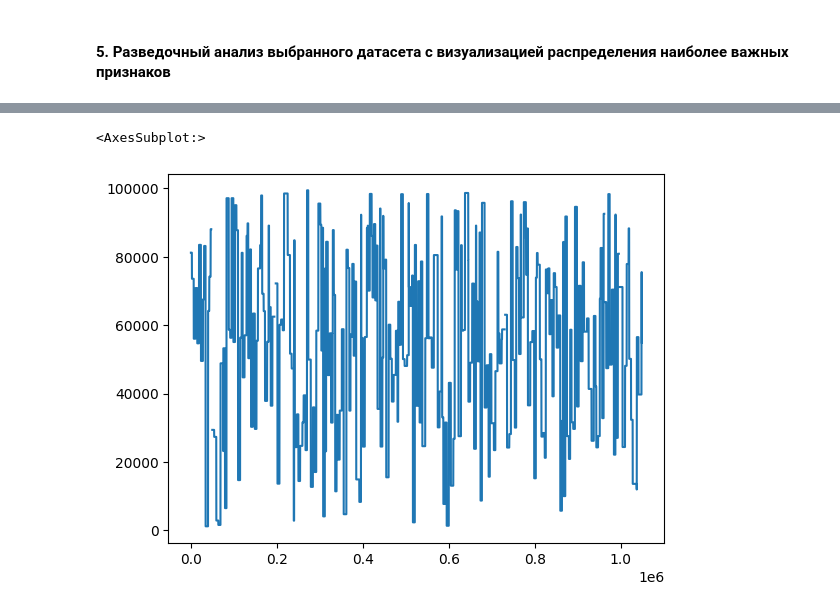
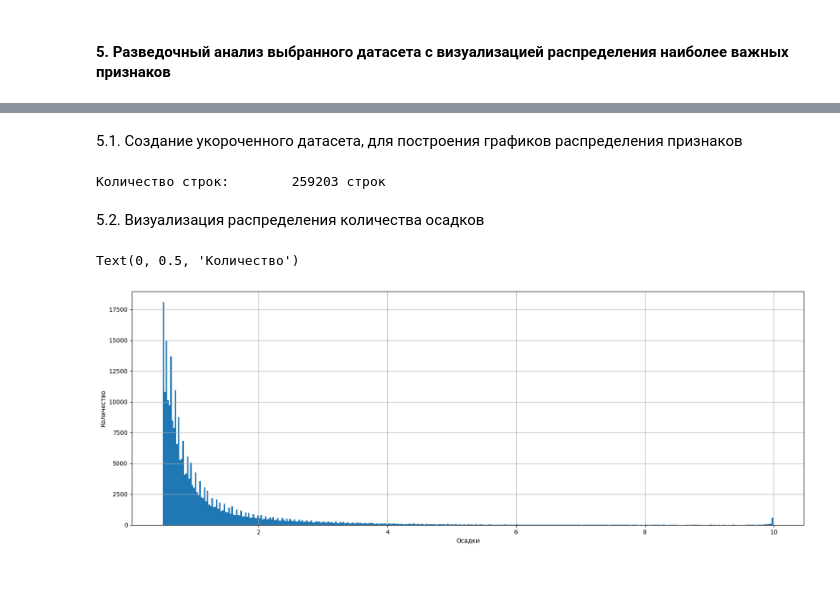
Before and after one commit to Krivabokov/SOBD2022, a Jupyter notebook: Lab1.ipynb, the cells around one changed output, grey strips where cells are left out. Drawn from its saved outputs; the diff is of its cells as text; code cells hidden in the pictures; blank space fills up the shorter version.

```diff
--- a/Lab1.ipynb
+++ b/Lab1.ipynb
@@ -184,5 +127,22 @@ df.LocationLat.plot()
-# %%
-df.ZipCode.plot()
-# %% [output]
-<AxesSubplot:>
-[figure, removed]
+# %% [markdown]
+<span>5.1. Создание укороченного датасета, для построения графиков распределения признаков</span>
+# %%
+import matplotlib.pyplot as plt
+%matplotlib inline
+
+truncated_df = data.where((data['Precipitation(in)'] > 0.5) &  (data['Precipitation(in)'] < 10))
+print('Количество строк: \t', truncated_df.count(), 'строк')
+
+pandas_df = truncated_df.toPandas()
+# %% [output]
+Количество строк:        259203 строк
+# %% [markdown]
+<span>5.2. Визуализация распределения количества осадков</span>
+# %%
+plt.subplots(figsize=(20, 7))
+pandas_df['Precipitation(in)'].hist(bins=400)
+plt.xlabel('Осадки')
+plt.ylabel('Количество')
+# %% [output]
+Text(0, 0.5, 'Количество')
+[figure, added]
```
Also changed, not shown: parts of 29 cells of this notebook, 1 other file.
